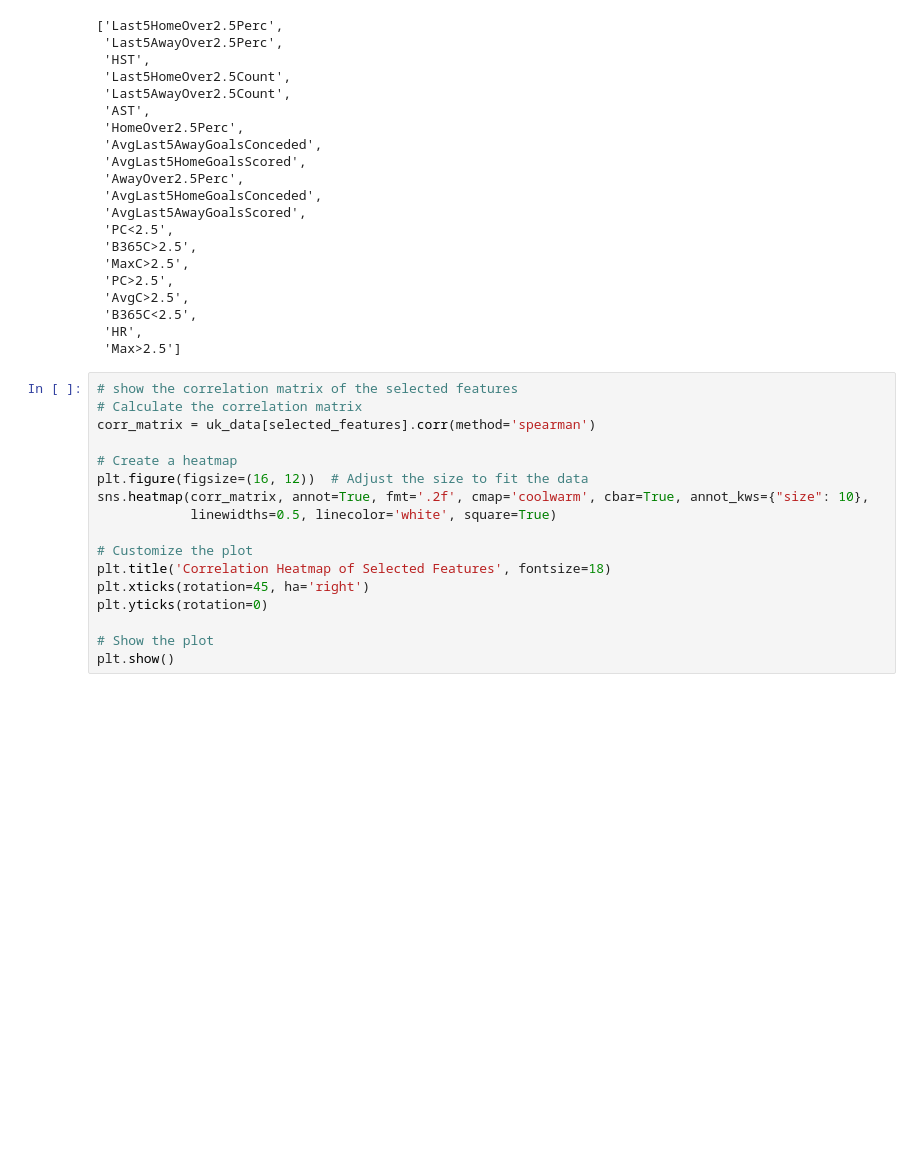
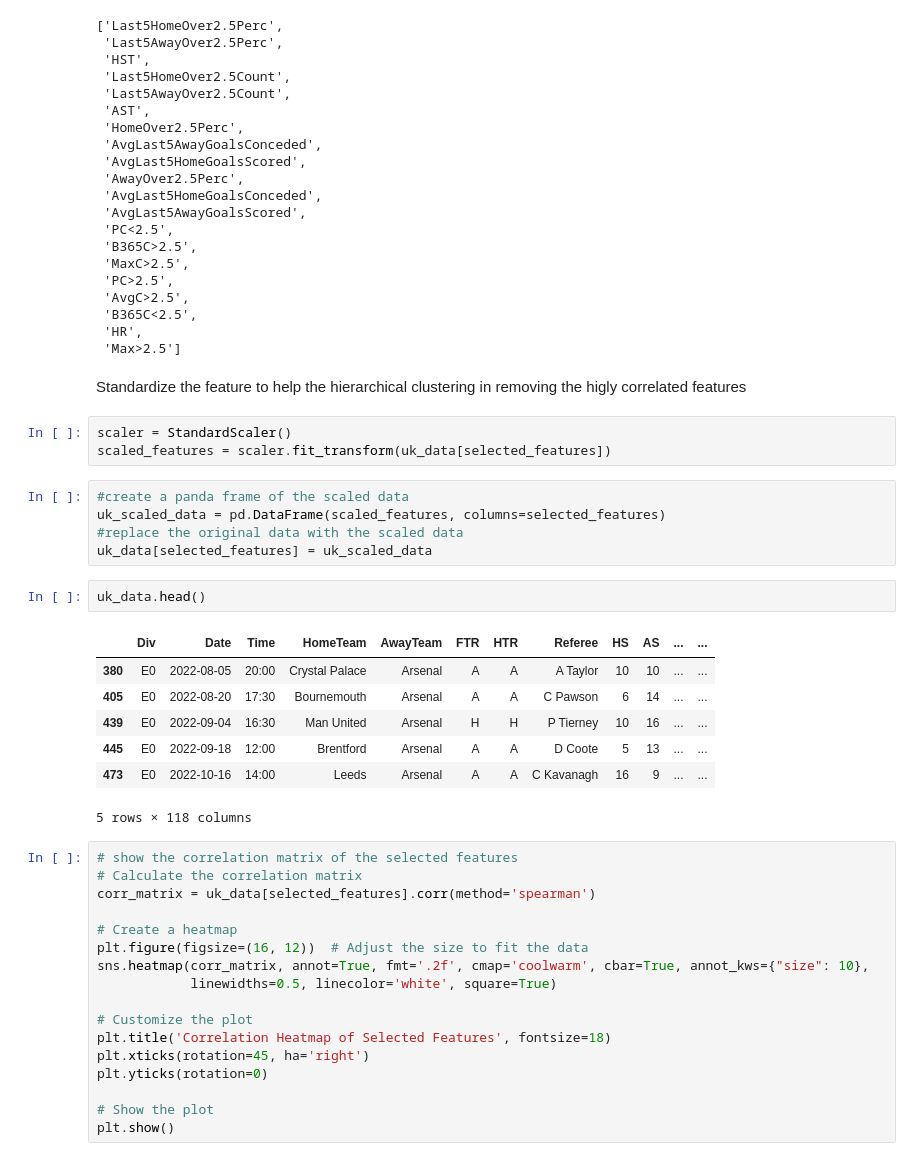
Before and after one commit to MauroAndretta/AIFootballPredictions, a Jupyter notebook: notebooks/data_preprocessing.ipynb, the cells around one changed output. Drawn from its saved outputs; the diff is of its cells as text; blank space fills up the shorter version.

```diff
--- a/notebooks/data_preprocessing.ipynb
+++ b/notebooks/data_preprocessing.ipynb
@@ -291,6 +291,26 @@ selected_features
  'B365C<2.5',
  'HR',
  'Max>2.5']
+# %% [markdown]
+Standardize the feature to help the hierarchical clustering in removing the higly correlated features
+# %%
+scaler = StandardScaler()
+scaled_features = scaler.fit_transform(uk_data[selected_features])
+# %%
+#create a panda frame of the scaled data
+uk_scaled_data = pd.DataFrame(scaled_features, columns=selected_features)
+#replace the original data with the scaled data
+uk_data[selected_features] = uk_scaled_data
+# %%
+uk_data.head()
+# %% [output]
+|  | Div | Date | Time | HomeTeam | AwayTeam | FTR | HTR | Referee | HS | AS | ... | ... |
+| 380 | E0 | 2022-08-05 | 20:00 | Crystal Palace | Arsenal | A | A | A Taylor | 10 | 10 | ... | ... |
+| 405 | E0 | 2022-08-20 | 17:30 | Bournemouth | Arsenal | A | A | C Pawson | 6 | 14 | ... | ... |
+| 439 | E0 | 2022-09-04 | 16:30 | Man United | Arsenal | H | H | P Tierney | 10 | 16 | ... | ... |
+| 445 | E0 | 2022-09-18 | 12:00 | Brentford | Arsenal | A | A | D Coote | 5 | 13 | ... | ... |
+| 473 | E0 | 2022-10-16 | 14:00 | Leeds | Arsenal | A | A | C Kavanagh | 16 | 9 | ... | ... |
+5 rows × 118 columns
 # %%
 # show the correlation matrix of the selected features
 # Calculate the correlation matrix
```
Also changed, not shown: parts of 5 cells of this notebook, 1 other file.
